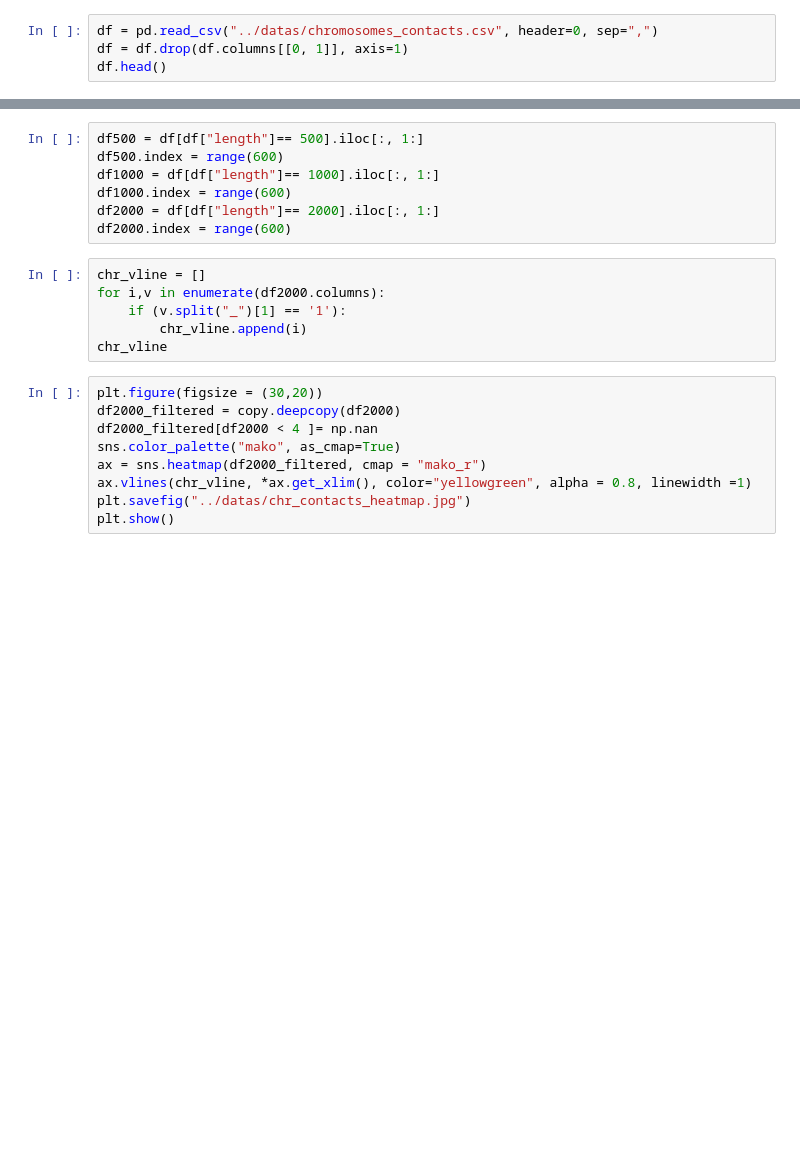
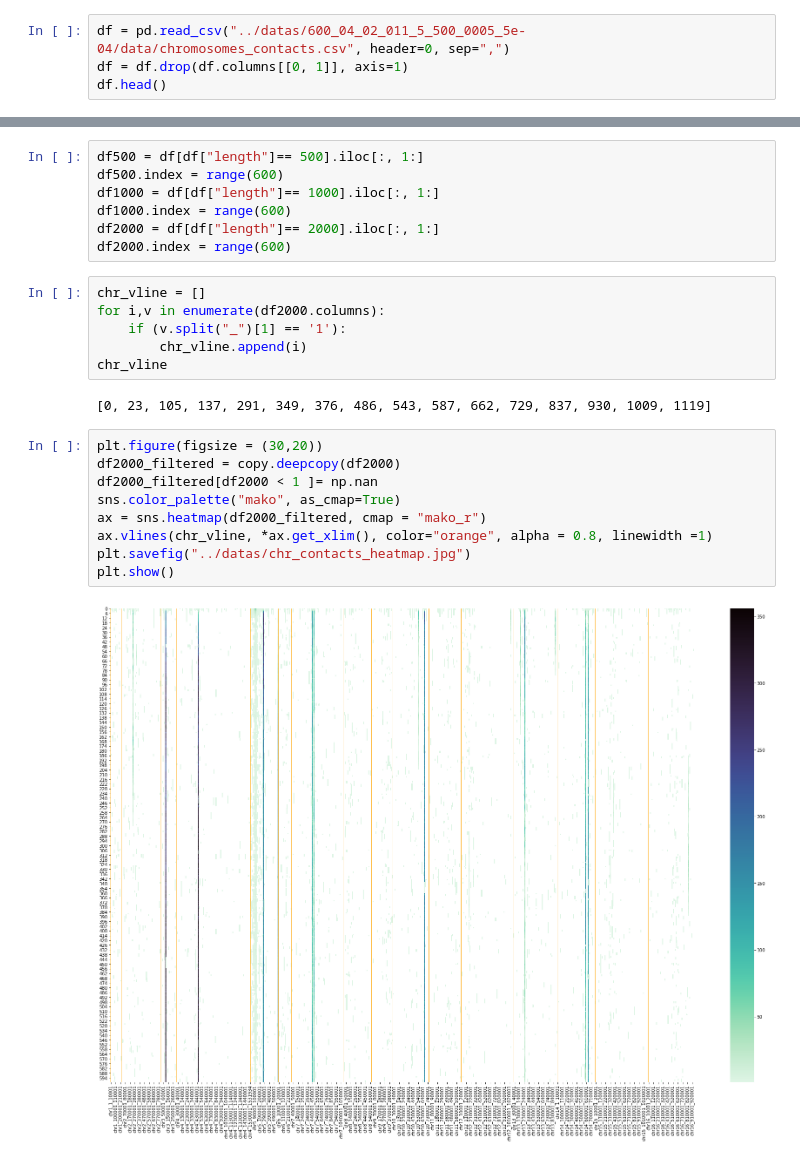
Before and after one commit to neonicoo/DSB_homologous_recombination_simulation, a Jupyter notebook: python_scripts/chromosomes_contacts_plots.ipynb, the cells around one changed output, grey strips where cells are left out. Cells and saved outputs as stored; diff of their text form; blank space fills up the shorter version.

```diff
--- a/python_scripts/chromosomes_contacts_plots.ipynb
+++ b/python_scripts/chromosomes_contacts_plots.ipynb
@@ -11,6 +11,6 @@ import matplotlib.pyplot as plt
 from Bio.SeqIO.FastaIO import FastaIterator
 from collections import Counter
 # %%
-df = pd.read_csv("../datas/chromosomes_contacts.csv", header=0, sep=",")
+df = pd.read_csv("../datas/600_04_02_011_5_500_0005_5e-04/data/chromosomes_contacts.csv", header=0, sep=",")
 df = df.drop(df.columns[[0, 1]], axis=1)
 df.head()
@@ -27,12 +35,16 @@ for i,v in enumerate(df2000.columns):
     if (v.split("_")[1] == '1'):
         chr_vline.append(i)
 chr_vline
+# %% [output]
+[0, 23, 105, 137, 291, 349, 376, 486, 543, 587, 662, 729, 837, 930, 1009, 1119]
 # %%
 plt.figure(figsize = (30,20))
 df2000_filtered = copy.deepcopy(df2000)
-df2000_filtered[df2000 < 4 ]= np.nan
+df2000_filtered[df2000 < 1 ]= np.nan
 sns.color_palette("mako", as_cmap=True)
 ax = sns.heatmap(df2000_filtered, cmap = "mako_r")
-ax.vlines(chr_vline, *ax.get_xlim(), color="yellowgreen", alpha = 0.8, linewidth =1)
+ax.vlines(chr_vline, *ax.get_xlim(), color="orange", alpha = 0.8, linewidth =1)
 plt.savefig("../datas/chr_contacts_heatmap.jpg")
 plt.show()
+# %% [output]
+[figure, added]
```
Also changed, not shown: parts of 1 cell of this notebook.
